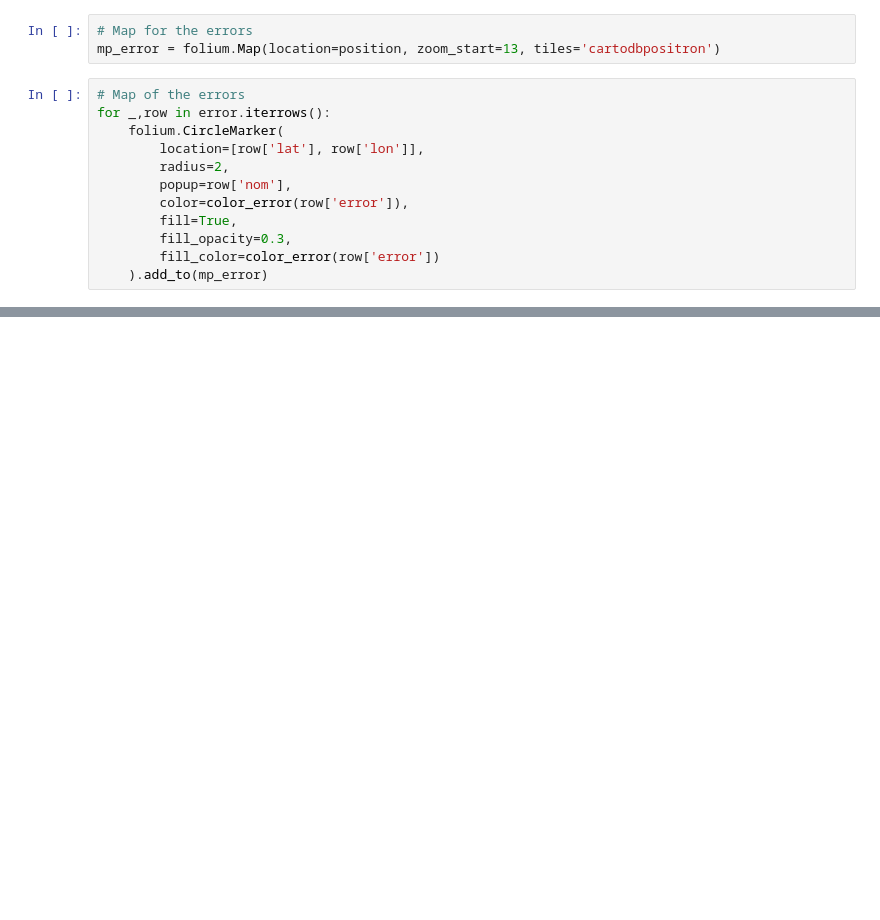
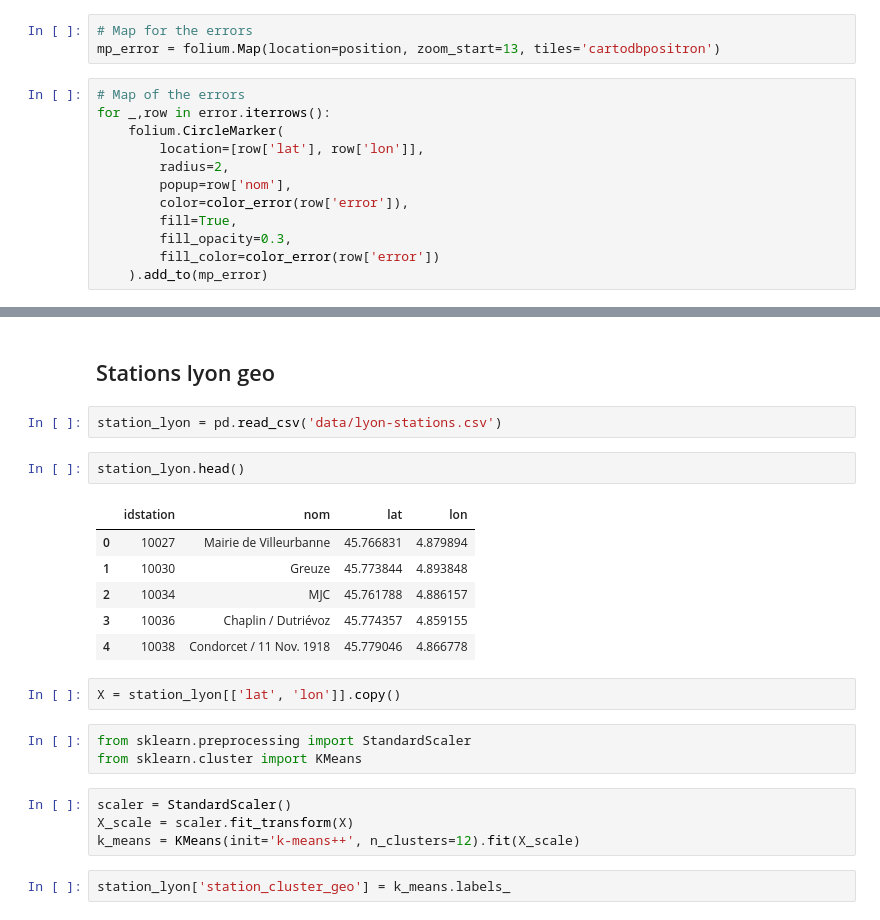
Before and after one commit to armgilles/open-data-bikes-analysis, a Jupyter notebook: Prediction-Lyon-Armand.ipynb, the cells around one changed output, grey strips where cells are left out. Cells and saved outputs as stored; diff of their text form; blank space fills up the shorter version.

```diff
--- a/Prediction-Lyon-Armand.ipynb
+++ b/Prediction-Lyon-Armand.ipynb
@@ -1473,3 +1473,27 @@ for _,row in error.iterrows():
 mp_error
 # %% [output]
 [interactive output not drawn]
+# %% [markdown]
+## Stations lyon geo
+# %%
+station_lyon = pd.read_csv('data/lyon-stations.csv')
+# %%
+station_lyon.head()
+# %% [output]
+|  | idstation | nom | lat | lon |
+| 0 | 10027 | Mairie de Villeurbanne | 45.766831 | 4.879894 |
+| 1 | 10030 | Greuze | 45.773844 | 4.893848 |
+| 2 | 10034 | MJC | 45.761788 | 4.886157 |
+| 3 | 10036 | Chaplin / Dutriévoz | 45.774357 | 4.859155 |
+| 4 | 10038 | Condorcet / 11 Nov. 1918 | 45.779046 | 4.866778 |
+# %%
+X = station_lyon[['lat', 'lon']].copy()
+# %%
+from sklearn.preprocessing import StandardScaler
+from sklearn.cluster import KMeans
+# %%
+scaler = StandardScaler()
+X_scale = scaler.fit_transform(X)
+k_means = KMeans(init='k-means++', n_clusters=12).fit(X_scale)
+# %%
+station_lyon['station_cluster_geo'] = k_means.labels_
```
Also changed, not shown: parts of 7 cells of this notebook.
